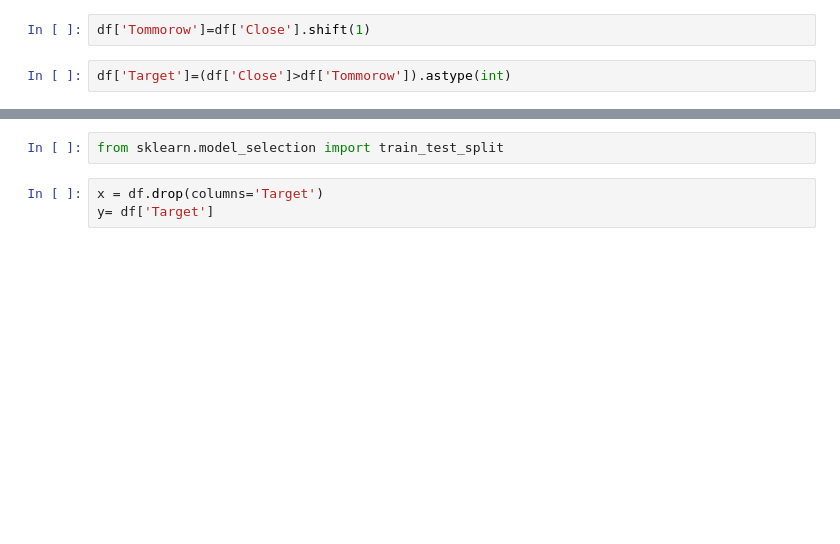
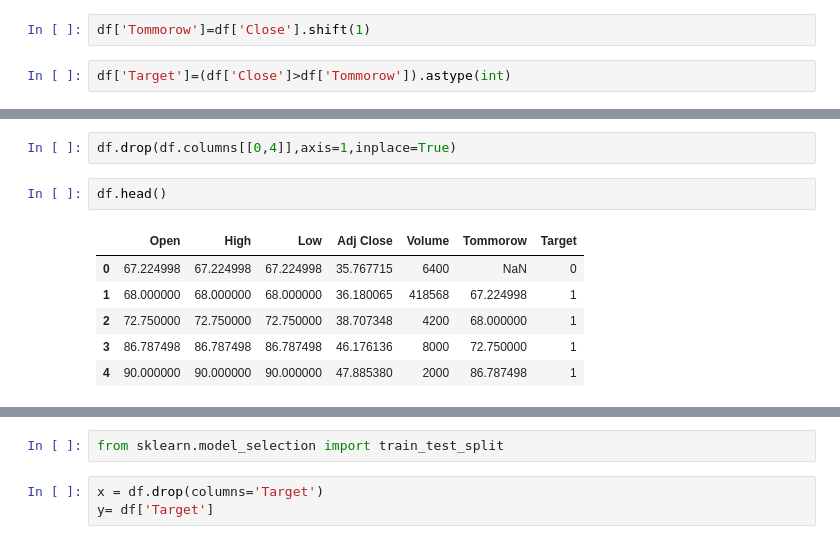
Before and after one commit to vatsbalar22/Data-science-tools-openAI, a Jupyter notebook: mnd.ipynb, the cells around one changed output, grey strips where cells are left out. Drawn from its saved outputs; the diff is of its cells as text; blank space fills up the shorter version.

```diff
--- a/mnd.ipynb
+++ b/mnd.ipynb
@@ -90,3 +132,14 @@ df['Target']=(df['Close']>df['Tommorow']).astype(int)
+# %%
+df.drop(df.columns[[0,4]],axis=1,inplace=True)
+# %%
+df.head()
+# %% [output]
+|  | Open | High | Low | Adj Close | Volume | Tommorow | Target |
+| 0 | 67.224998 | 67.224998 | 67.224998 | 35.767715 | 6400 | NaN | 0 |
+| 1 | 68.000000 | 68.000000 | 68.000000 | 36.180065 | 418568 | 67.224998 | 1 |
+| 2 | 72.750000 | 72.750000 | 72.750000 | 38.707348 | 4200 | 68.000000 | 1 |
+| 3 | 86.787498 | 86.787498 | 86.787498 | 46.176136 | 8000 | 72.750000 | 1 |
+| 4 | 90.000000 | 90.000000 | 90.000000 | 47.885380 | 2000 | 86.787498 | 1 |
 # %%
 df.head()
 # %% [output]
```
Also changed, not shown: parts of 31 cells of this notebook.
